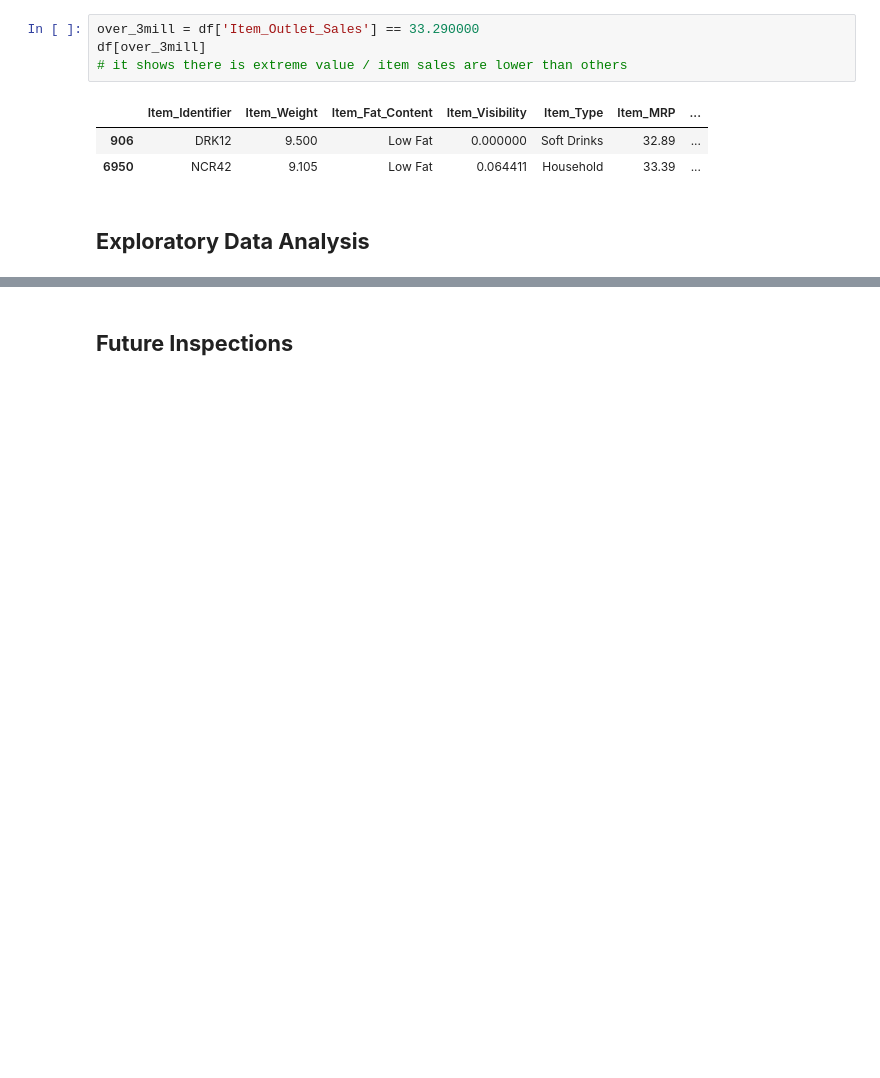
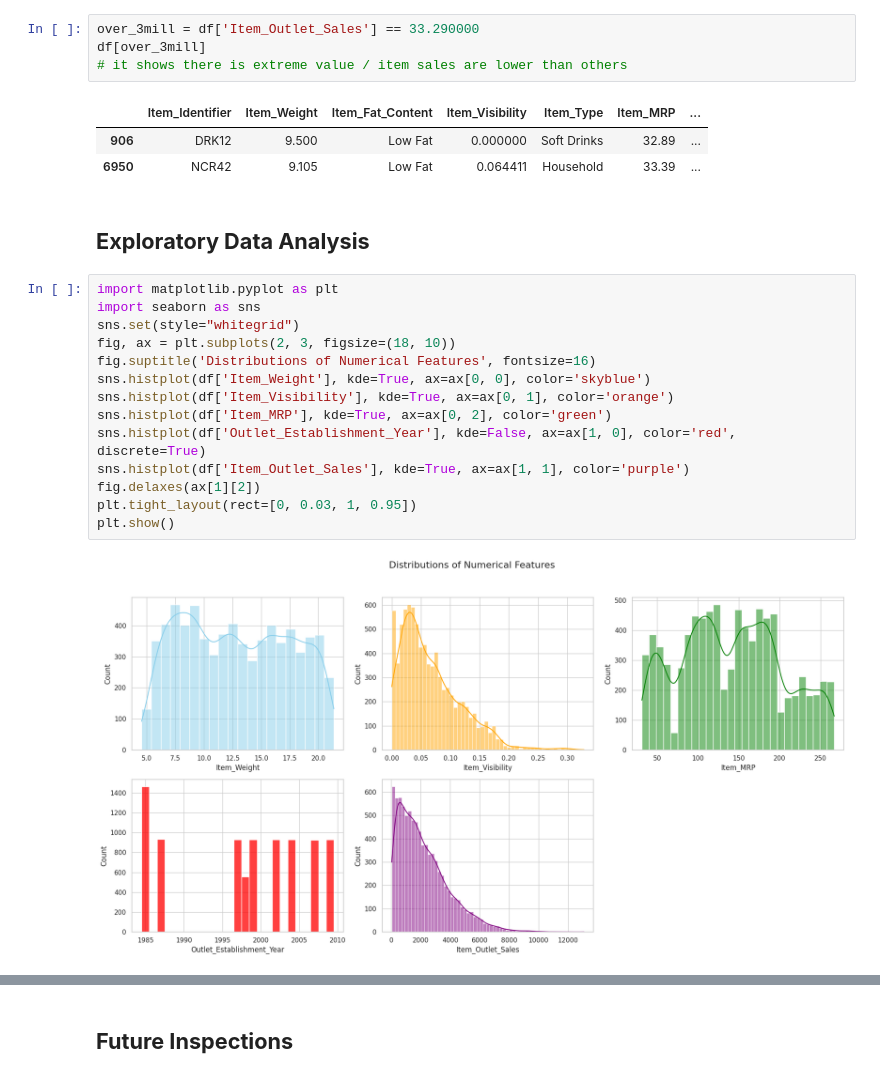
Before and after one commit to rawandyousef/prediction-of-products-sales-, a Jupyter notebook: prediction_of_products_sales_part_2.ipynb, the cells around one changed output, grey strips where cells are left out. Drawn from its saved outputs; the diff is of its cells as text; blank space fills up the shorter version.

```diff
--- a/prediction_of_products_sales_part_2.ipynb
+++ b/prediction_of_products_sales_part_2.ipynb
@@ -366,3 +366,19 @@ df[over_3mill]
 | 6950 | NCR42 | 9.105 | Low Fat | 0.064411 | Household | 33.39 | ... |
 # %% [markdown]
 ## **Exploratory Data Analysis**
+# %%
+import matplotlib.pyplot as plt
+import seaborn as sns
+sns.set(style="whitegrid")
+fig, ax = plt.subplots(2, 3, figsize=(18, 10))
+fig.suptitle('Distributions of Numerical Features', fontsize=16)
+sns.histplot(df['Item_Weight'], kde=True, ax=ax[0, 0], color='skyblue')
+sns.histplot(df['Item_Visibility'], kde=True, ax=ax[0, 1], color='orange')
+sns.histplot(df['Item_MRP'], kde=True, ax=ax[0, 2], color='green')
+sns.histplot(df['Outlet_Establishment_Year'], kde=False, ax=ax[1, 0], color='red', discrete=True)
+sns.histplot(df['Item_Outlet_Sales'], kde=True, ax=ax[1, 1], color='purple')
+fig.delaxes(ax[1][2])
+plt.tight_layout(rect=[0, 0.03, 1, 0.95])
+plt.show()
+# %% [output]
+[figure, added]
```
Also changed, not shown: parts of 11 cells of this notebook.
